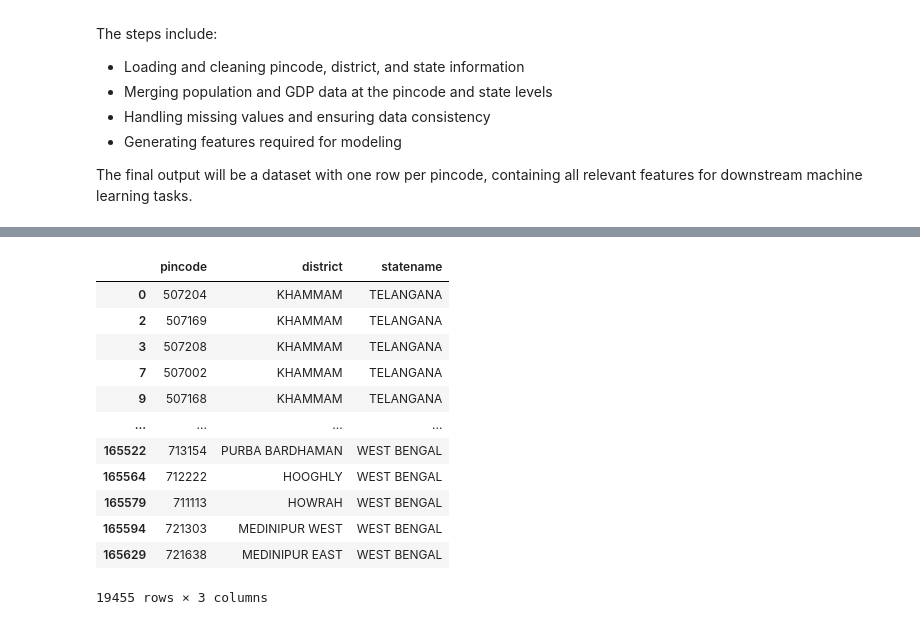
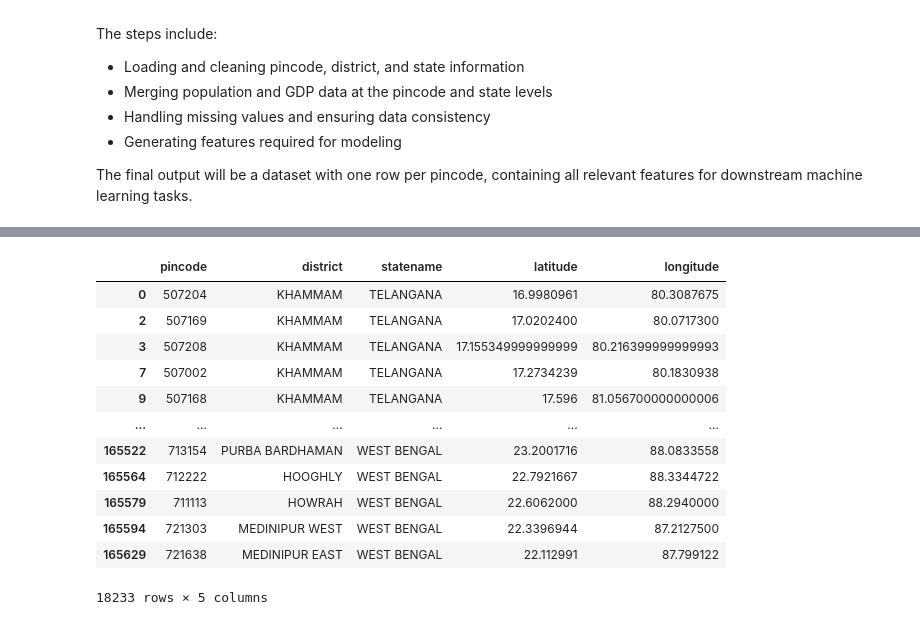
Before and after one commit to arupmahatha-dtdc/rentcast, a Jupyter notebook: raw_data.ipynb, the cells around one changed output, grey strips where cells are left out. Cells and saved outputs as stored; diff of their text form; code cells hidden in the pictures.

```diff
--- a/raw_data.ipynb
+++ b/raw_data.ipynb
@@ -37,0 +40,4 @@ Unique pincodes after this operation: 19584
+# %%
+df = df[['pincode', 'district', 'statename', 'latitude', 'longitude']]
+
+df
@@ -38,18 +58,14 @@ Unique pincodes after this operation: 19584
 # %%
-# Check for NaN values in 'district' and 'statename'
-num_nan_district = first_district_state_per_pincode['district'].isna().sum()
-num_nan_statename = first_district_state_per_pincode['statename'].isna().sum()
-num_nan_both = first_district_state_per_pincode[first_district_state_per_pincode['district'].isna() & first_district_state_per_pincode['statename'].isna()].shape[0]
+# Check for NaN values in any column
+num_nan_any = df.isna().any(axis=1).sum()
 
-print(f"Number of pincodes with NaN in 'district': {num_nan_district}")
-print(f"Number of pincodes with NaN in 'statename': {num_nan_statename}")
-print(f"Number of pincodes with NaN in BOTH 'district' and 'statename': {num_nan_both}")
+print(f"Number of pincodes with NaN in any column: {num_nan_any}")
 
 # Show some examples if any exist
-if num_nan_district > 0 or num_nan_statename > 0:
-    print("Rows with NaN in 'district' or 'statename':")
-    print(first_district_state_per_pincode[first_district_state_per_pincode['district'].isna() | first_district_state_per_pincode['statename'].isna()])
+if num_nan_any > 0:
+    print("Rows with NaN in any column:")
+    print(df[df.isna().any(axis=1)])
 
-# Remove all rows where 'district' or 'statename' is NaN
-first_district_state_per_pincode = first_district_state_per_pincode.dropna(subset=['district', 'statename'])
+# Remove all rows where any column is NaN
+df = df.dropna()
 # %% [output]
@@ -74,16 +89,16 @@ Rows with NaN in 'district' or 'statename':
 # %%
-first_district_state_per_pincode
+df
 # %% [output]
-|  | pincode | district | statename |
-| 0 | 507204 | KHAMMAM | TELANGANA |
-| 2 | 507169 | KHAMMAM | TELANGANA |
-| 3 | 507208 | KHAMMAM | TELANGANA |
-| 7 | 507002 | KHAMMAM | TELANGANA |
-| 9 | 507168 | KHAMMAM | TELANGANA |
-| ... | ... | ... | ... |
-| 165522 | 713154 | PURBA BARDHAMAN | WEST BENGAL |
-| 165564 | 712222 | HOOGHLY | WEST BENGAL |
-| 165579 | 711113 | HOWRAH | WEST BENGAL |
-| 165594 | 721303 | MEDINIPUR WEST | WEST BENGAL |
-| 165629 | 721638 | MEDINIPUR EAST | WEST BENGAL |
+|  | pincode | district | statename | latitude | longitude |
+| 0 | 507204 | KHAMMAM | TELANGANA | 16.9980961 | 80.3087675 |
+| 2 | 507169 | KHAMMAM | TELANGANA | 17.0202400 | 80.0717300 |
+| 3 | 507208 | KHAMMAM | TELANGANA | 17.155349999999999 | 80.216399999999993 |
+| 7 | 507002 | KHAMMAM | TELANGANA | 17.2734239 | 80.1830938 |
+| 9 | 507168 | KHAMMAM | TELANGANA | 17.596 | 81.056700000000006 |
+| ... | ... | ... | ... | ... | ... |
+| 165522 | 713154 | PURBA BARDHAMAN | WEST BENGAL | 23.2001716 | 88.0833558 |
+| 165564 | 712222 | HOOGHLY | WEST BENGAL | 22.7921667 | 88.3344722 |
+| 165579 | 711113 | HOWRAH | WEST BENGAL | 22.6062000 | 88.2940000 |
+| 165594 | 721303 | MEDINIPUR WEST | WEST BENGAL | 22.3396944 | 87.2127500 |
+| 165629 | 721638 | MEDINIPUR EAST | WEST BENGAL | 22.112991 | 87.799122 |
-19455 rows × 3 columns
+18233 rows × 5 columns
```
Also changed, not shown: parts of 35 cells of this notebook, 14 other files.
